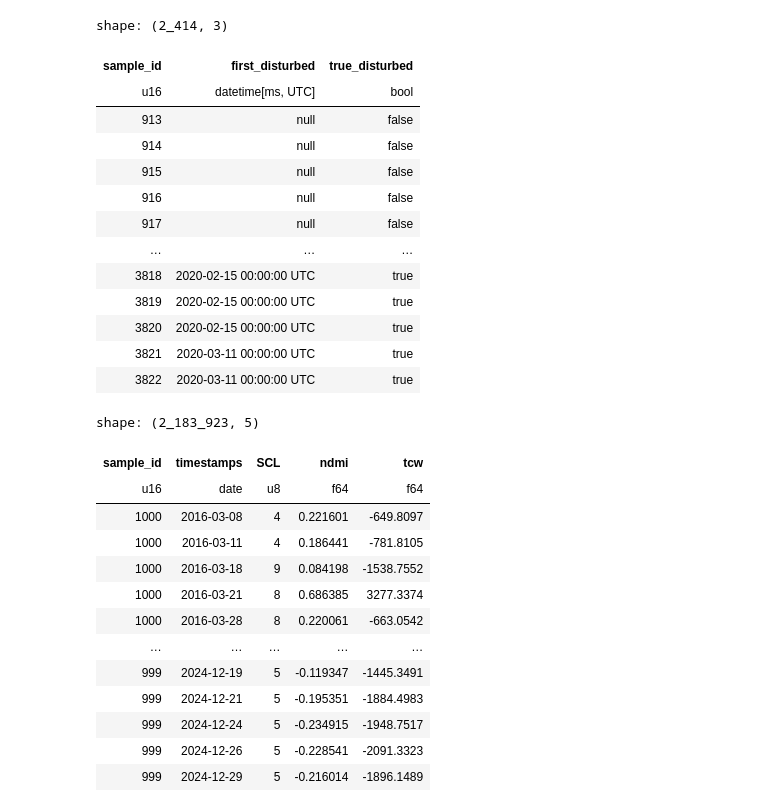
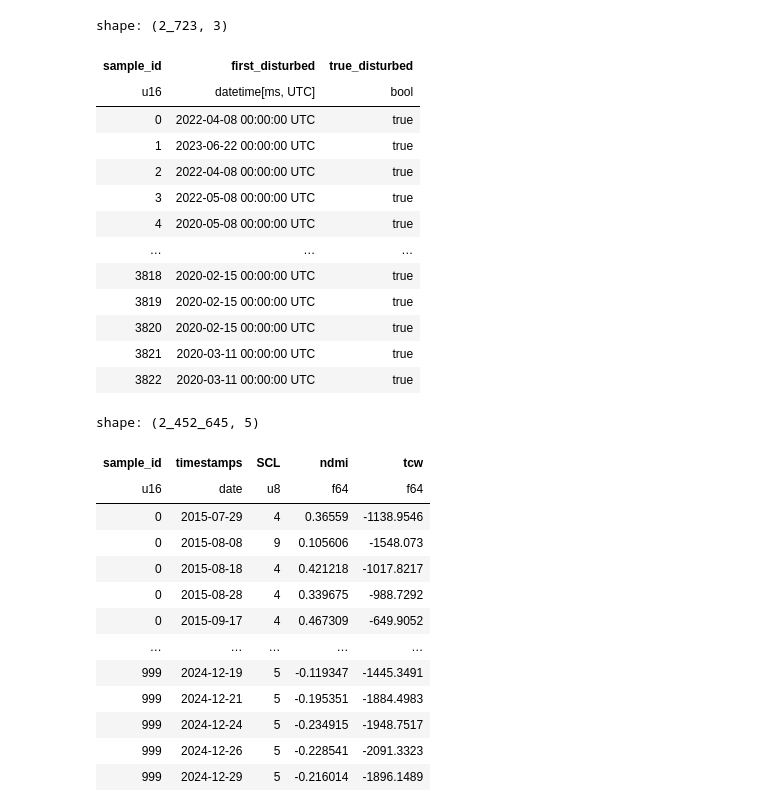
Before and after one commit to JR-DIGITAL/DISFOR, a Jupyter notebook: notebooks/X_optuna_hyperparams.ipynb, the cells around one changed output. Drawn from its saved outputs; the diff is of its cells as text; code cells hidden in the pictures.

```diff
--- a/notebooks/X_optuna_hyperparams.ipynb
+++ b/notebooks/X_optuna_hyperparams.ipynb
@@ -36,40 +40,39 @@ exclude_disturbance_types = ~pl.col.label.is_in([
     213,
     232,
     244,
     245
 ]).over("sample_id")
 # Filter:
 # - Everything disturbed before cutoff
 # - Evoland
 # - Samples with excluded disturbance types
 selected_samples = (labels
     .sort("sample_id", "start")
     .filter(
-        pl.col.dataset.ne("Evoland"),
         #((pl.col.start < monitor_start) & (pl.col.label >= 200)).over("sample_id"), # TODO: Discard entire sample, if condition is met
         (~(first_disturbed < monitor_start) | first_disturbed.is_null()).over("sample_id"),
         exclude_disturbance_types
     )
     .select(
         "sample_id",
         # get first disturbed date (if there's disturbance)
         first_disturbed=pl.col("start").filter(pl.col("label") >= 200).first().over("sample_id"),
     )
     .with_columns(
         true_disturbed=pl.col.first_disturbed.is_not_null()
     )
     .unique("sample_id")
 )
 selected_samples
 # %% [output]
-shape: (2_414, 3)
+shape: (2_723, 3)
 | sample_id | first_disturbed | true_disturbed |
 | u16 | datetime[ms, UTC] | bool |
-| 913 | null | false |
-| 914 | null | false |
-| 915 | null | false |
-| 916 | null | false |
-| 917 | null | false |
+| 0 | 2022-04-08 00:00:00 UTC | true |
+| 1 | 2023-06-22 00:00:00 UTC | true |
+| 2 | 2022-04-08 00:00:00 UTC | true |
+| 3 | 2022-05-08 00:00:00 UTC | true |
+| 4 | 2020-05-08 00:00:00 UTC | true |
 | … | … | … |
 | 3818 | 2020-02-15 00:00:00 UTC | true |
 | 3819 | 2020-02-15 00:00:00 UTC | true |
@@ -97,14 +100,14 @@ prepared_data = (
 )
 prepared_data
 # %% [output]
-shape: (2_183_923, 5)
+shape: (2_452_645, 5)
 | sample_id | timestamps | SCL | ndmi | tcw |
 | u16 | date | u8 | f64 | f64 |
-| 1000 | 2016-03-08 | 4 | 0.221601 | -649.8097 |
-| 1000 | 2016-03-11 | 4 | 0.186441 | -781.8105 |
-| 1000 | 2016-03-18 | 9 | 0.084198 | -1538.7552 |
-| 1000 | 2016-03-21 | 8 | 0.686385 | 3277.3374 |
-| 1000 | 2016-03-28 | 8 | 0.220061 | -663.0542 |
+| 0 | 2015-07-29 | 4 | 0.36559 | -1138.9546 |
+| 0 | 2015-08-08 | 9 | 0.105606 | -1548.073 |
+| 0 | 2015-08-18 | 4 | 0.421218 | -1017.8217 |
+| 0 | 2015-08-28 | 4 | 0.339675 | -988.7292 |
+| 0 | 2015-09-17 | 4 | 0.467309 | -649.9052 |
 | … | … | … | … | … |
 | 999 | 2024-12-19 | 5 | -0.119347 | -1445.3491 |
 | 999 | 2024-12-21 | 5 | -0.195351 | -1884.4983 |
```
Also changed, not shown: parts of 24 cells of this notebook, 4 other files.
